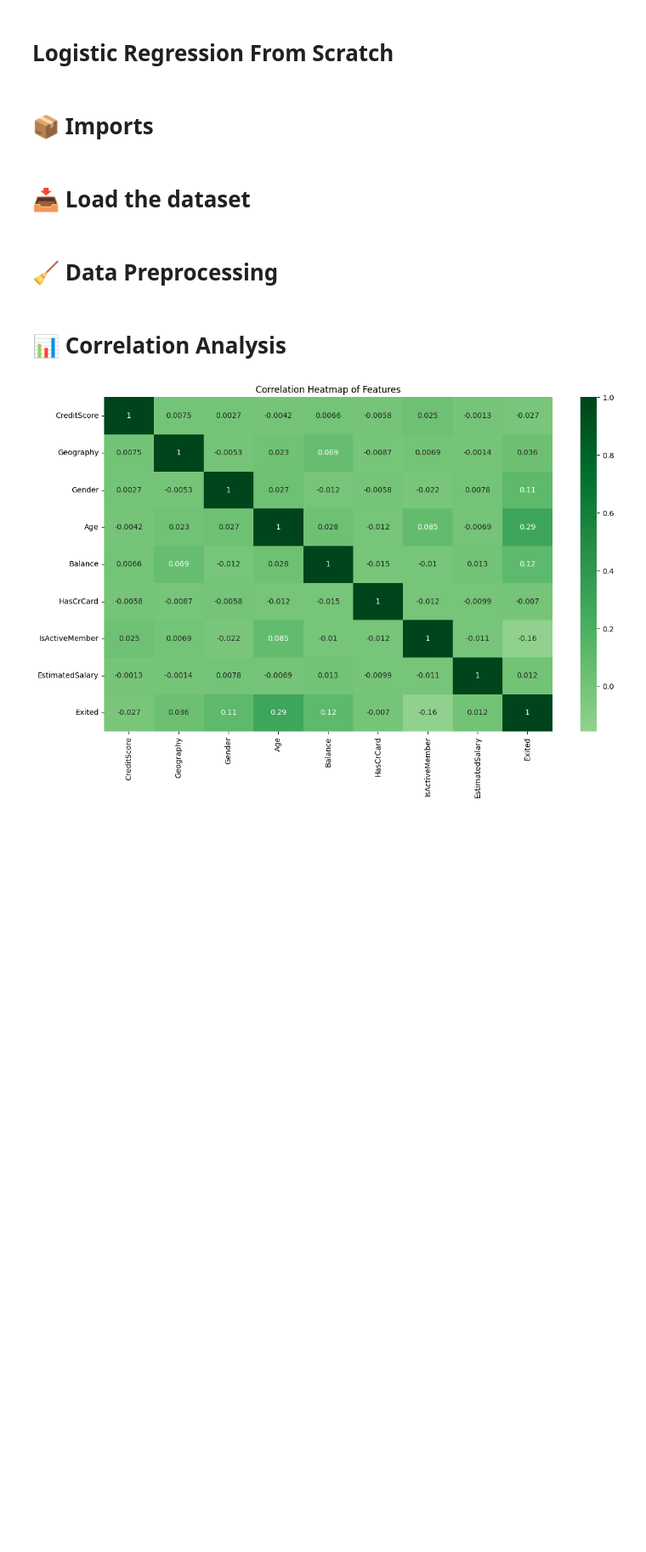
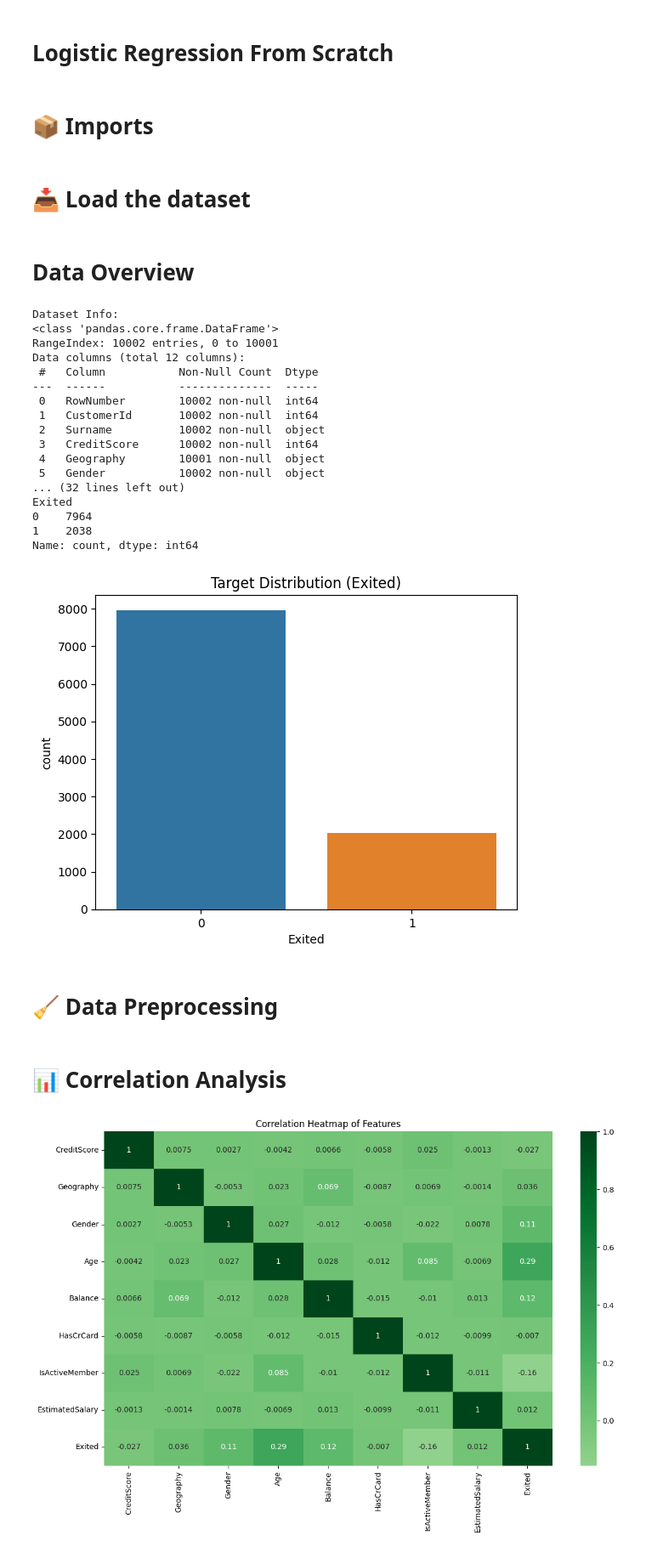
Before and after one commit to mo-elgazar74/Logistic-Regression-ML, a Jupyter notebook: logistic-regression-from-scratch.ipynb, the cells around one changed output. Shown at 85% size. Drawn from its saved outputs; the diff is of its cells as text; code cells hidden in the pictures; blank space fills up the shorter version.

```diff
--- a/logistic-regression-from-scratch.ipynb
+++ b/logistic-regression-from-scratch.ipynb
@@ -18,6 +20,40 @@ warnings.simplefilter(action='ignore')
 # 📥 Load the dataset
 # %%
 data = pd.read_csv("/kaggle/input/churn-modelling/Churn_Modelling .csv")
+# %% [markdown]
+# Data Overview
+# %%
+print("Dataset Info:")
+print(data.info())
+
+print("\nDescriptive Statistics:")
+print(data.describe())
+
+print("\nTarget Distribution:")
+print(data['Exited'].value_counts())
+
+sns.countplot(data=data, x='Exited')
+plt.title("Target Distribution (Exited)")
+plt.show()
+# %% [output]
+Dataset Info:
+<class 'pandas.core.frame.DataFrame'>
+RangeIndex: 10002 entries, 0 to 10001
+Data columns (total 12 columns):
+ #   Column           Non-Null Count  Dtype
+---  ------           --------------  -----
+ 0   RowNumber        10002 non-null  int64
+ 1   CustomerId       10002 non-null  int64
+ 2   Surname          10002 non-null  object
+ 3   CreditScore      10002 non-null  int64
+ 4   Geography        10001 non-null  object
+ 5   Gender           10002 non-null  object
+... (32 lines left out)
+Exited
+0    7964
+1    2038
+Name: count, dtype: int64
+[figure, added]
 # %% [markdown]
 # 🧹 Data Preprocessing
 # %%
```
Also changed, not shown: parts of 5 cells of this notebook.
